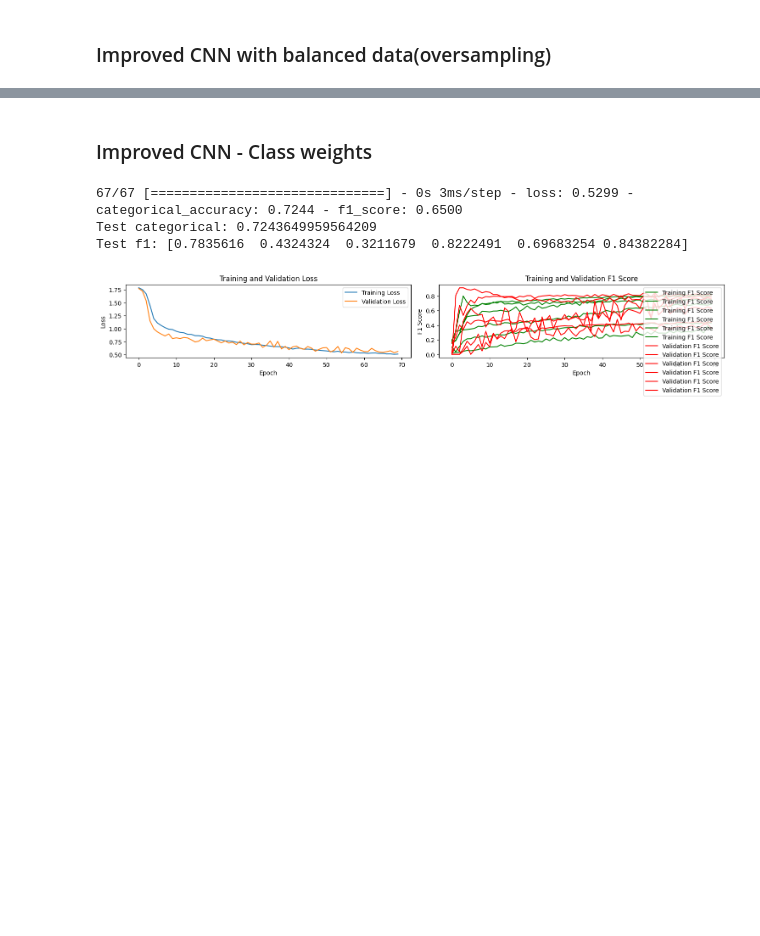
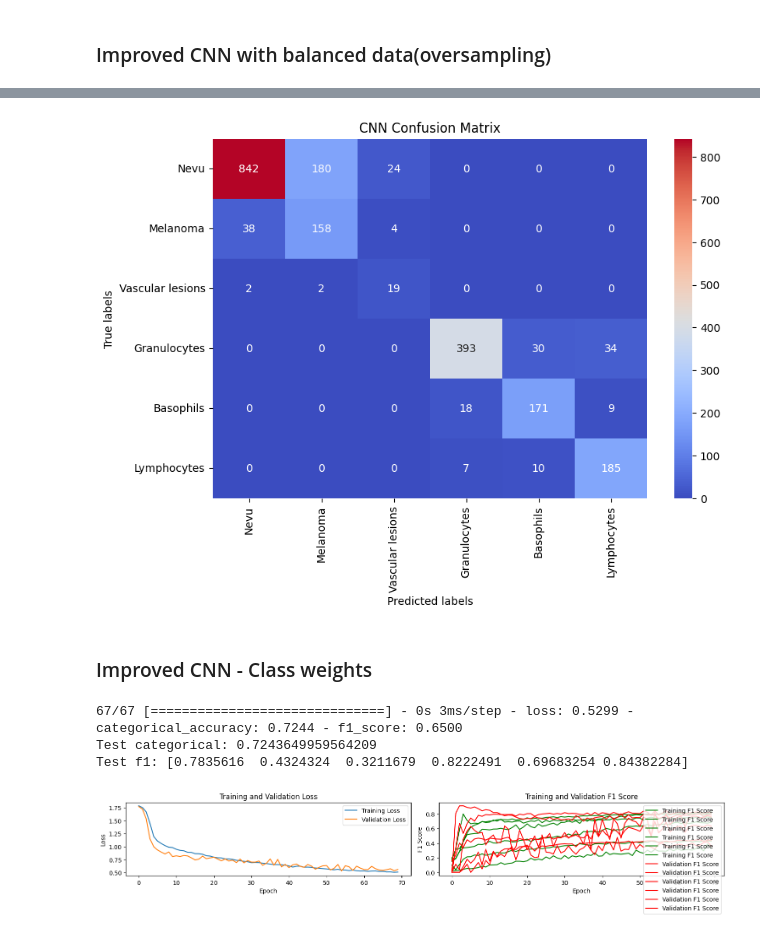
Before and after one commit to duarte3333/Machine_Learning, a Jupyter notebook: Pb2_ImageAnalysis/task2_imageanalysis.ipynb, the cells around one changed output, grey strips where cells are left out. Cells and saved outputs as stored; diff of their text form; code cells hidden in the pictures; blank space fills up the shorter version.

```diff
--- a/Pb2_ImageAnalysis/task2_imageanalysis.ipynb
+++ b/Pb2_ImageAnalysis/task2_imageanalysis.ipynb
@@ -644,3 +704,10 @@ Balanced Accuracy: 0.8662268175763472
+# %%
+rounded_predictions = make_predictions(cnn_improved, X_validation)
+y_val_cm = reverse_enconding(y_validation)
+labels = ['Nevu','Melanoma','Vascular lesions','Granulocytes','Basophils','Lymphocytes']
+plot_cm(y_val_cm, rounded_predictions, labels)
+# %% [output]
+[figure, added]
 # %% [markdown]
 ### Improved CNN - Class weights
 # %%
```
Also changed, not shown: parts of 17 cells of this notebook, 2 other files.
